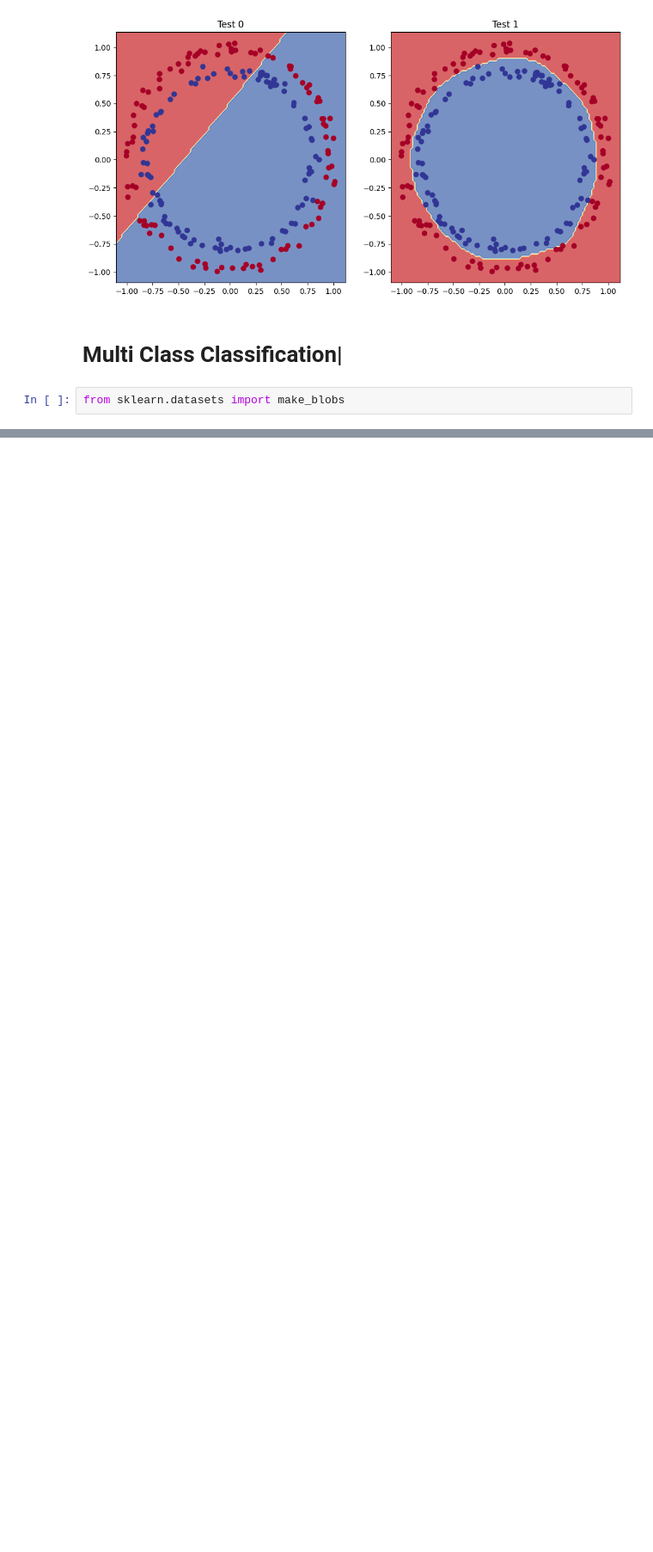
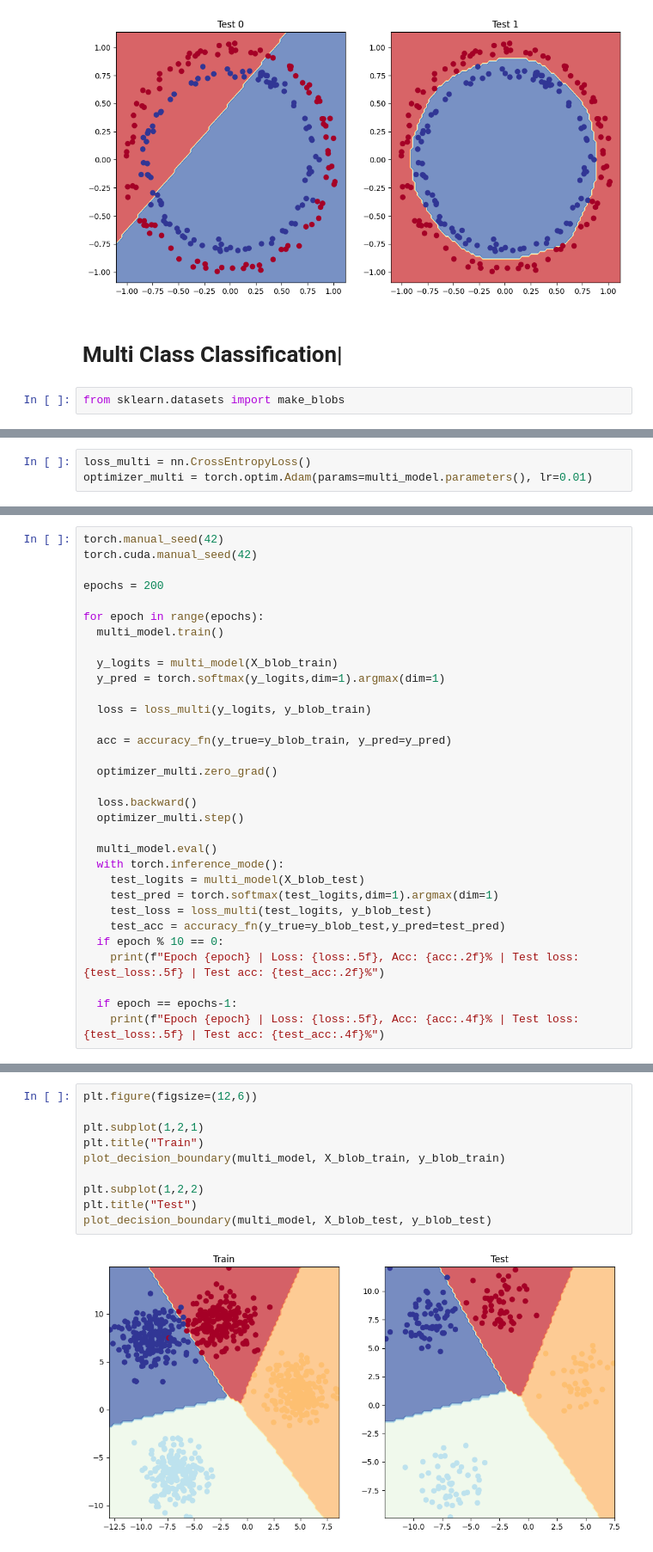
Before and after one commit to DilshodbekMX/GoogleColab, a Jupyter notebook: Neural_Network_Classification.ipynb, the cells around one changed output, grey strips where cells are left out. Shown at 86% size. Saved outputs shown, nothing was run; the diff lists cells and outputs as text; blank space fills up the shorter version.

```diff
--- a/Neural_Network_Classification.ipynb
+++ b/Neural_Network_Classification.ipynb
@@ -421,0 +417,3 @@ loss_multi = nn.CrossEntropyLoss
+# %%
+loss_multi = nn.CrossEntropyLoss()
+optimizer_multi = torch.optim.Adam(params=multi_model.parameters(), lr=0.01)
@@ -421,0 +479,32 @@ loss_multi = nn.CrossEntropyLoss
+# %%
+torch.manual_seed(42)
+torch.cuda.manual_seed(42)
+
+epochs = 200
+
+for epoch in range(epochs):
+  multi_model.train()
+
+  y_logits = multi_model(X_blob_train)
+  y_pred = torch.softmax(y_logits,dim=1).argmax(dim=1)
+
+  loss = loss_multi(y_logits, y_blob_train)
+
+  acc = accuracy_fn(y_true=y_blob_train, y_pred=y_pred)
+
+  optimizer_multi.zero_grad()
+
+  loss.backward()
+  optimizer_multi.step()
+
+  multi_model.eval()
+  with torch.inference_mode():
+    test_logits = multi_model(X_blob_test)
+    test_pred = torch.softmax(test_logits,dim=1).argmax(dim=1)
+    test_loss = loss_multi(test_logits, y_blob_test)
+    test_acc = accuracy_fn(y_true=y_blob_test,y_pred=test_pred)
+  if epoch % 10 == 0:
+    print(f"Epoch {epoch} | Loss: {loss:.5f}, Acc: {acc:.2f}% | Test loss: {test_loss:.5f} | Test acc: {test_acc:.2f}%")
+
+  if epoch == epochs-1:
+    print(f"Epoch {epoch} | Loss: {loss:.5f}, Acc: {acc:.4f}% | Test loss: {test_loss:.5f} | Test acc: {test_acc:.4f}%")
@@ -421,0 +537,12 @@ loss_multi = nn.CrossEntropyLoss
+# %%
+plt.figure(figsize=(12,6))
+
+plt.subplot(1,2,1)
+plt.title("Train")
+plot_decision_boundary(multi_model, X_blob_train, y_blob_train)
+
+plt.subplot(1,2,2)
+plt.title("Test")
+plot_decision_boundary(multi_model, X_blob_test, y_blob_test)
+# %% [output]
+[figure, added]
```
Also changed, not shown: parts of 10 cells of this notebook.
